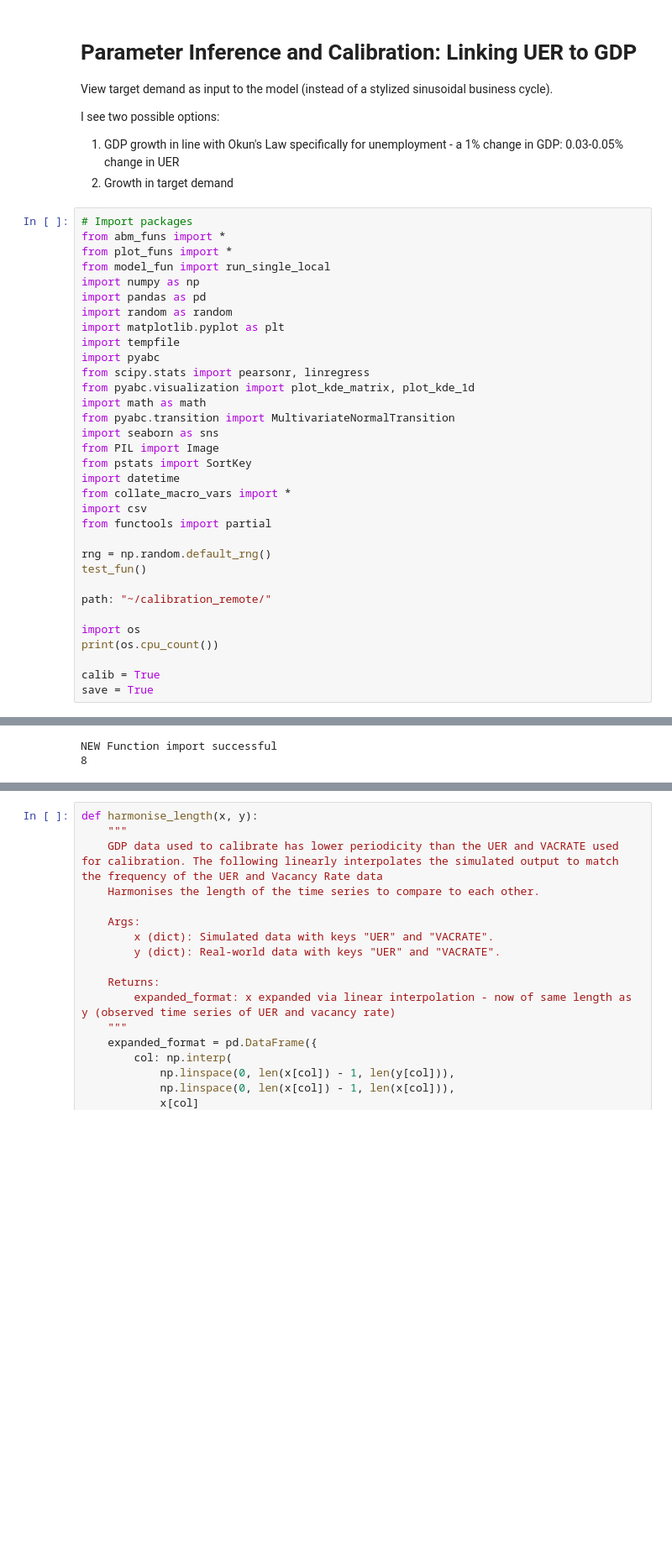
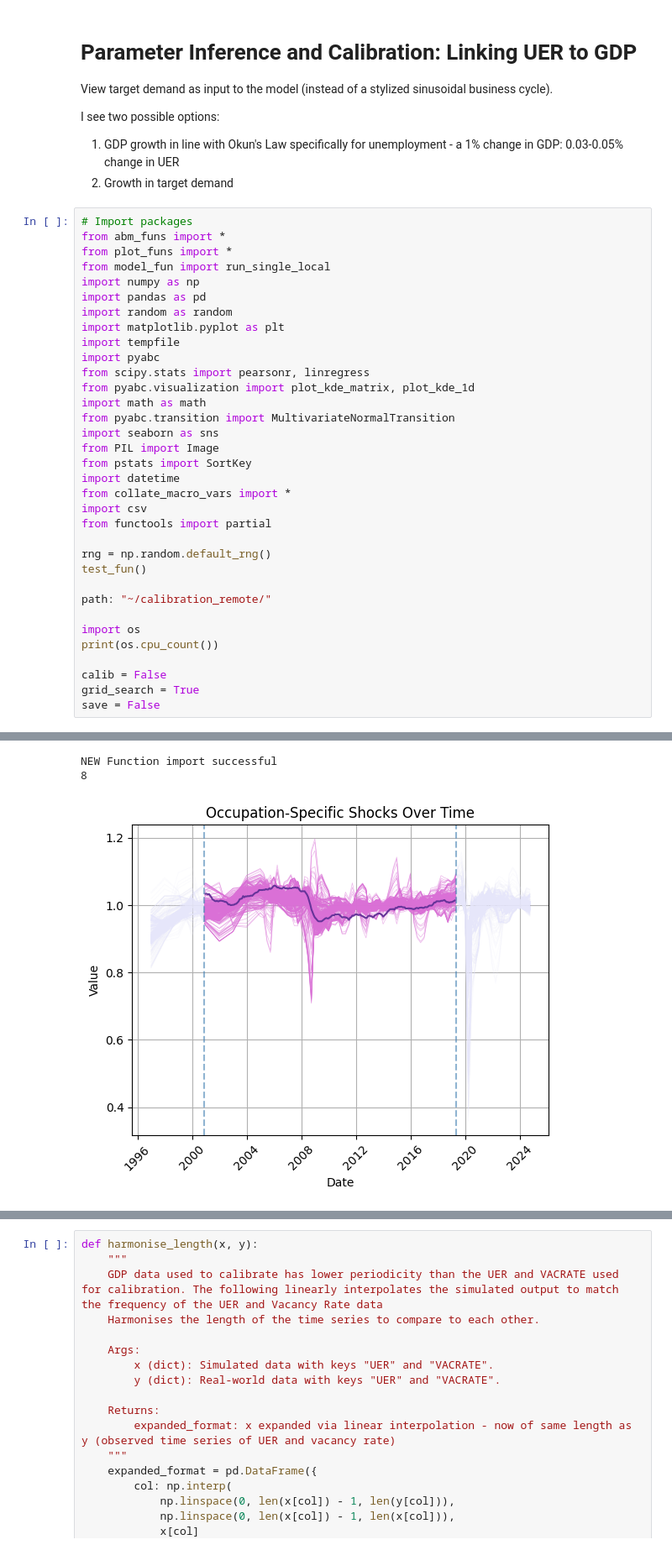
Before and after one commit to ebbam/transition_abm, a Jupyter notebook: calibration_remote/calibration_us_gdp.ipynb, the cells around one changed output, grey strips where cells are left out. Shown at 84% size. Drawn from its saved outputs; the diff is of its cells as text; blank space fills up the shorter version.

Commit message:
plots with new grid search calibration

```diff
--- a/calibration_remote/calibration_us_gdp.ipynb
+++ b/calibration_remote/calibration_us_gdp.ipynb
@@ -22,34 +22,36 @@ from pyabc.visualization import plot_kde_matrix, plot_kde_1d
 import math as math
 from pyabc.transition import MultivariateNormalTransition
 import seaborn as sns
 from PIL import Image
 from pstats import SortKey
 import datetime
 from collate_macro_vars import *
 import csv
 from functools import partial
 
 rng = np.random.default_rng()
 test_fun()
 
 path: "~/calibration_remote/"
 
 import os
 print(os.cpu_count())
 
-calib = True
-save = True
+calib = False
+grid_search = True
+save = False
 # %% [output]
 A value is trying to be set on a copy of a slice from a DataFrame.
 Try using .loc[row_indexer,col_indexer] = value instead
 
 See the caveats in the documentation: https://pandas.pydata.org/pandas-docs/stable/user_guide/indexing.html#returning-a-view-versus-a-copy
   subset['OBS_VALUE'] = hp_filter.hpfilter(subset['OBS_VALUE'], lamb=1600)[0]*.01+1
 [figure]
 [figure]
 [figure]
 [figure]
 NEW Function import successful
 8
+[figure, added]
 # %%
 search_effort_dat = pd.read_csv("data/quarterly_search_ts.csv")
```
Also changed, not shown: parts of 7 cells of this notebook, 38 other files.
